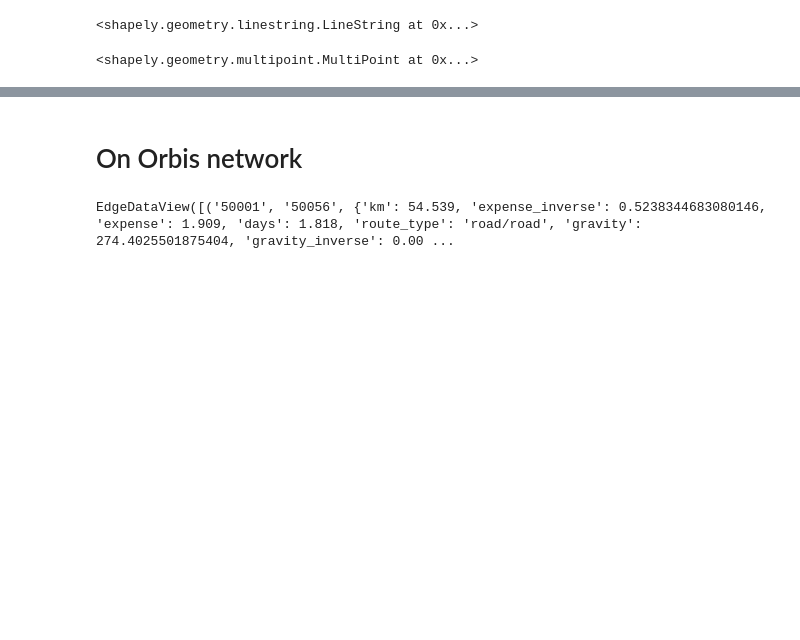
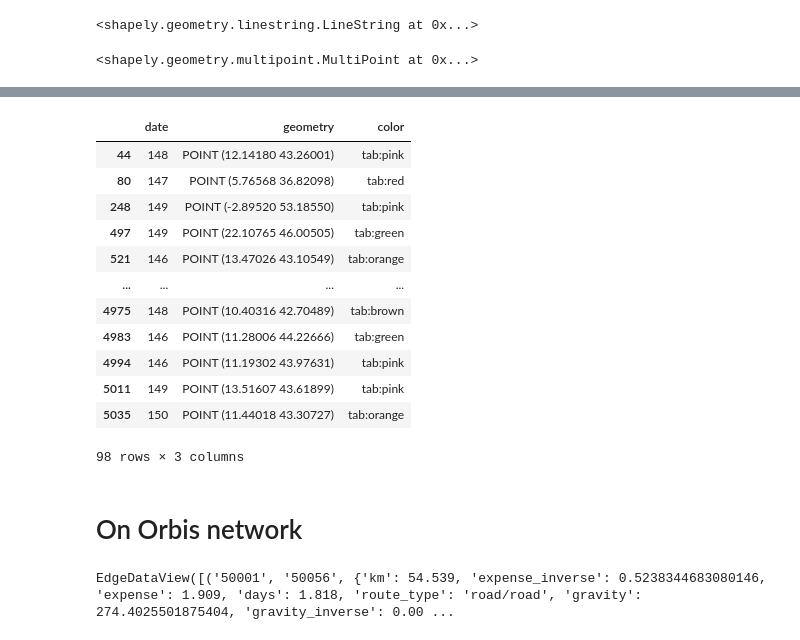
Before and after one commit to sdam-au/EDH_exploration, a Jupyter notebook: scripts/py_ORIGO-ANIMATION.ipynb, the cells around one changed output, grey strips where cells are left out. Cells and saved outputs as stored; diff of their text form; code cells hidden in the pictures; blank space fills up the shorter version.

```diff
--- a/scripts/py_ORIGO-ANIMATION.ipynb
+++ b/scripts/py_ORIGO-ANIMATION.ipynb
@@ -197,3 +278,20 @@ ValueError: Assigning CRS to a GeoDataFrame without a geometry column is not sup
+# %%
+year = 150
+origo_linepoints_gdf[origo_linepoints_gdf["date"].between(year-4, year)]
+# %% [output]
+|  | date | geometry | color |
+| 44 | 148 | POINT (12.14180 43.26001) | tab:pink |
+| 80 | 147 | POINT (5.76568 36.82098) | tab:red |
+| 248 | 149 | POINT (-2.89520 53.18550) | tab:pink |
+| 497 | 149 | POINT (22.10765 46.00505) | tab:green |
+| 521 | 146 | POINT (13.47026 43.10549) | tab:orange |
+| ... | ... | ... | ... |
+| 4975 | 148 | POINT (10.40316 42.70489) | tab:brown |
+| 4983 | 146 | POINT (11.28006 44.22666) | tab:green |
+| 4994 | 146 | POINT (11.19302 43.97631) | tab:pink |
+| 5011 | 149 | POINT (13.51607 43.61899) | tab:pink |
+| 5035 | 150 | POINT (11.44018 43.30727) | tab:orange |
+98 rows × 3 columns
 # %% [markdown]
 # On Orbis network
 # %%
```
Also changed, not shown: parts of 17 cells of this notebook, 2 other files.
